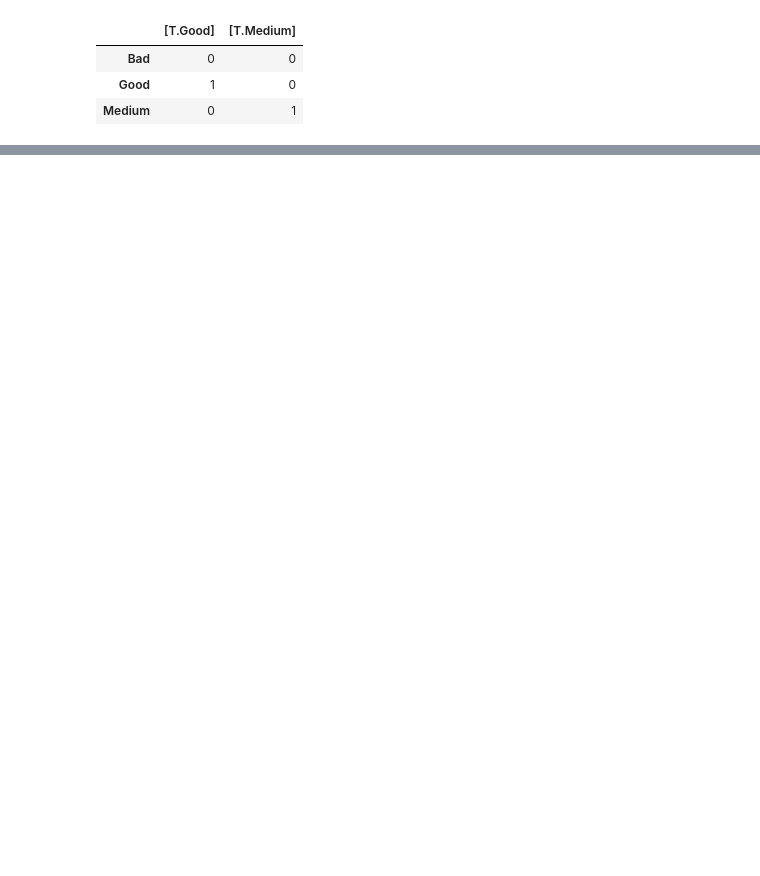
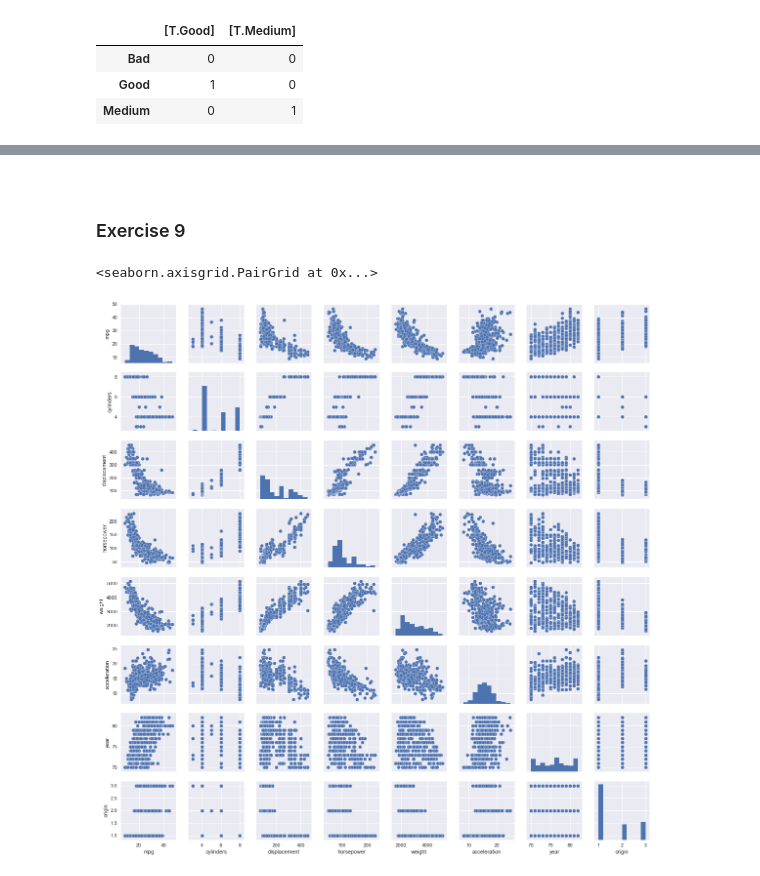
Before and after one commit to 0liu/ISLR, a Jupyter notebook: Chapter 3 Linear Regression.ipynb, the cells around one changed output, grey strips where cells are left out. Drawn from its saved outputs; the diff is of its cells as text; code cells hidden in the pictures; blank space fills up the shorter version.

```diff
--- a/Chapter 3 Linear Regression.ipynb
+++ b/Chapter 3 Linear Regression.ipynb
@@ -556,0 +672,10 @@ display(cm_df)
+# %% [markdown]
+<a id='ex-9'></a>
+# %% [markdown]
+### Exercise 9
+# %%
+# 9 - (a) Plot scatter matrix.
+sns.pairplot(auto, size=2)
+# %% [output]
+<seaborn.axisgrid.PairGrid at 0x...>
+[figure, added]
```
Also changed, not shown: parts of 19 cells of this notebook.
